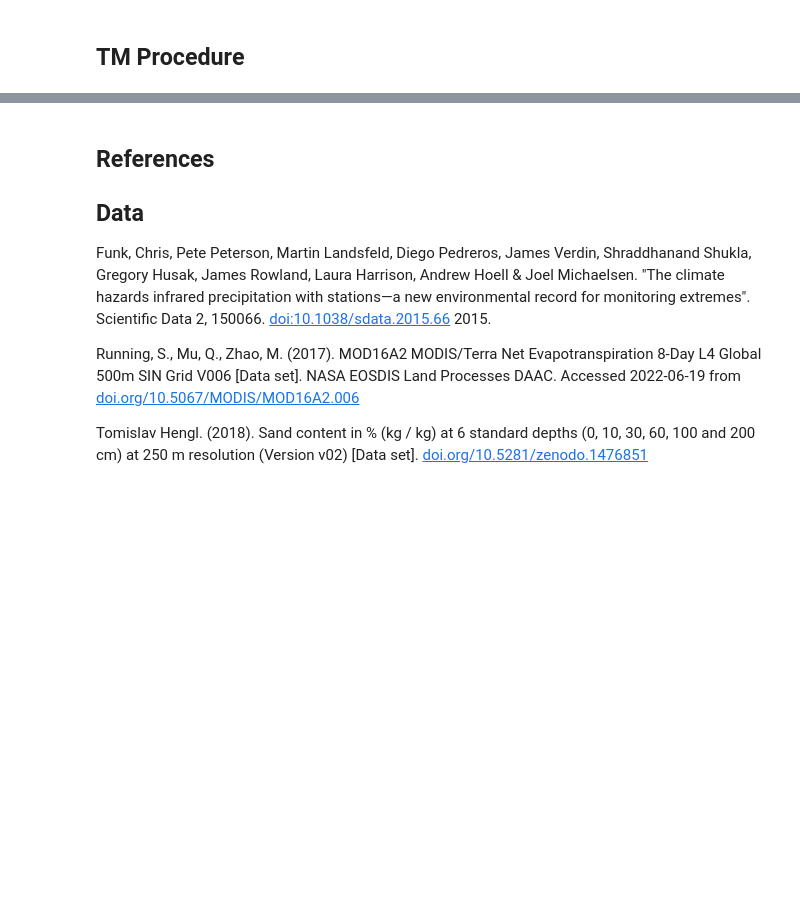
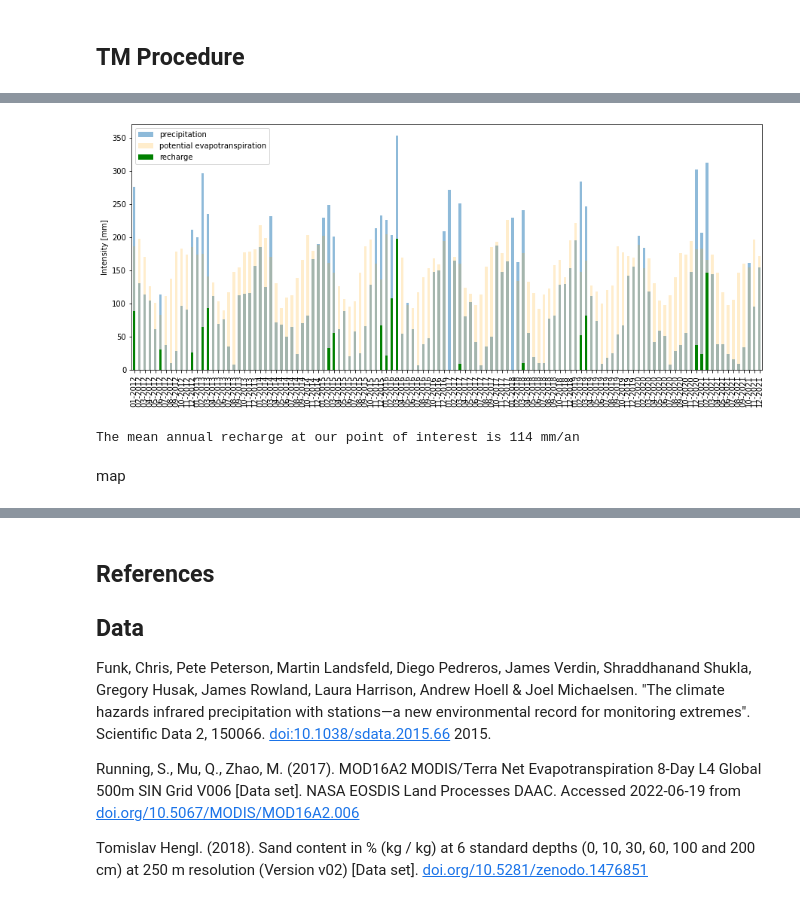
Before and after one commit to philliperalin/cacapava-wellfield-project, a Jupyter notebook: groundwater_recharge/groundwater-recharge.ipynb, the cells around one changed output, grey strips where cells are left out. Drawn from its saved outputs; the diff is of its cells as text; code cells hidden in the pictures; blank space fills up the shorter version.

Commit message:
groundwater recharge result

```diff
--- a/groundwater_recharge/groundwater-recharge.ipynb
+++ b/groundwater_recharge/groundwater-recharge.ipynb
@@ -462,0 +634,20 @@ plt.show()
+# %%
+rdf_arr = rech_coll.getRegion(poi, scale).getInfo()
+rdf = pd.DataFrame(rdf_arr)
+headers = rdf.iloc[0]
+rdf = pd.DataFrame(rdf.values[1:], columns=headers)
+
+#meteo data to numeric
+for band in ["pr", "pet", "apwl", "st", "rech"]:
+    rdf[band] = pd.to_numeric(rdf[band], errors="coerce")
+
+#time field to datetime
+rdf["datetime"] = pd.to_datetime(rdf["time"], unit="ms")
+
+#cleaning
+rdf = rdf[["time", "datetime", "pr", "pet", "apwl", "st", "rech"]]
+rdf = rdf.set_index("datetime")
+rdf = rdf.sort_index()
+
+#vizualizing
+rdf.head()
@@ -462,0 +662,42 @@ plt.show()
+# %%
+#data vizualization
+fig, ax = plt.subplots(figsize=(15, 6))
+
+rdf["pr"].plot(kind="bar", ax=ax, label="precipitation", alpha=0.5)
+
+# Barplot associated with potential evapotranspiration.
+rdf["pet"].plot(
+    kind="bar", ax=ax, label="potential evapotranspiration", color="orange", alpha=0.2
+)
+
+# Barplot associated with groundwater recharge
+rdf["rech"].plot(kind="bar", ax=ax, label="recharge", color="green", alpha=1)
+
+# Add a legend.
+ax.legend()
+
+# Define x/y-labels properties.
+ax.set_ylabel("Intensity [mm]")
+ax.set_xlabel(None)
+
+# Define the date format and shape of x-labels.
+x_labels = rdf.index.strftime("%m-%Y")
+ax.set_xticklabels(x_labels, rotation=90, fontsize=10)
+
+plt.show()
+# %% [output]
+[figure, added]
+# %%
+rdfy = rdf.resample("Y").sum()
+
+# Calculate the mean value.
+mean_recharge = rdfy["rech"].mean()
+
+# Print the result.
+print(
+    "The mean annual recharge at our point of interest is", int(mean_recharge), "mm/an"
+)
+# %% [output]
+The mean annual recharge at our point of interest is 114 mm/an
+# %% [markdown]
+map
```
Also changed, not shown: parts of 14 cells of this notebook, 1 other file.
